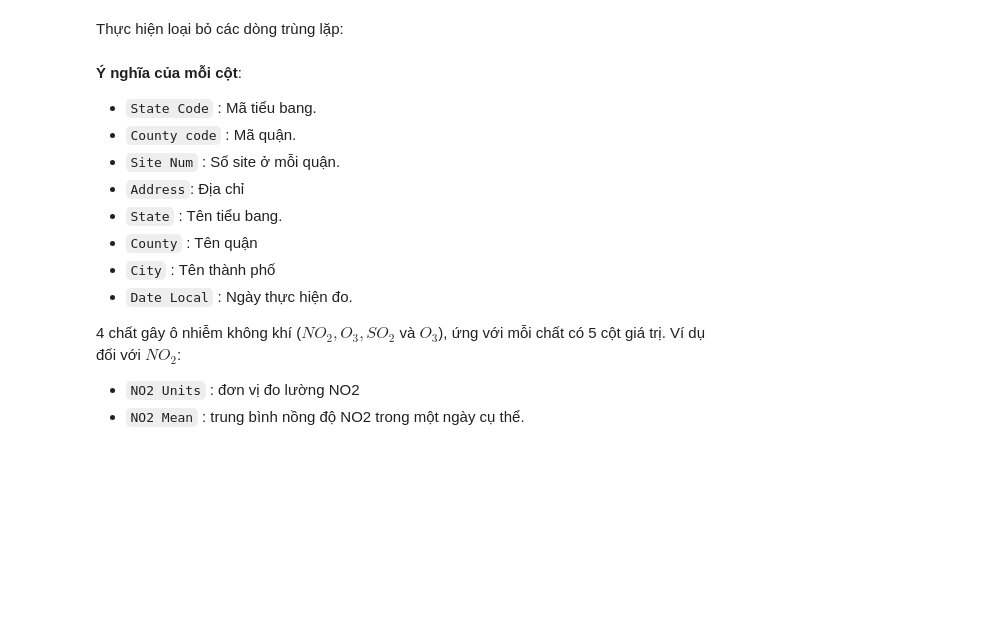
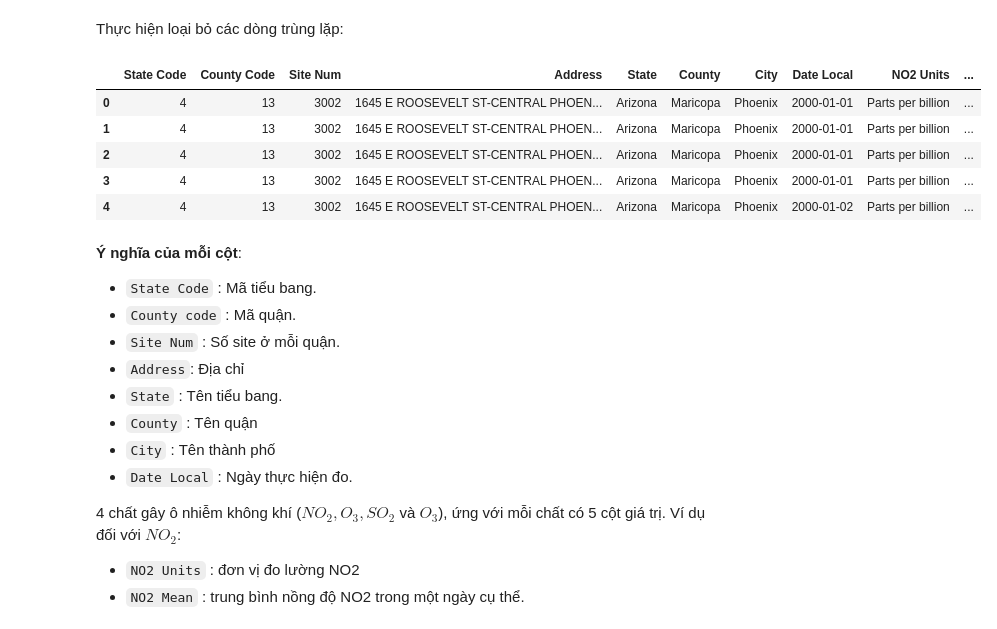
Before and after one commit to tungbtt/Lab02_DV, a Jupyter notebook: lab02.ipynb, the cells around one changed output. Saved outputs shown, nothing was run; the diff lists cells and outputs as text; code cells hidden in the pictures; blank space fills up the shorter version.

```diff
--- a/lab02.ipynb
+++ b/lab02.ipynb
@@ -104,6 +128,15 @@ df.duplicated().sum()
 Thực hiện loại bỏ các dòng trùng lặp:
 # %%
 df=df.drop_duplicates()
+# %%
+df.head()
+# %% [output]
+|  | State Code | County Code | Site Num | Address | State | County | City | Date Local | NO2 Units | ... |
+| 0 | 4 | 13 | 3002 | 1645 E ROOSEVELT ST-CENTRAL PHOEN... | Arizona | Maricopa | Phoenix | 2000-01-01 | Parts per billion | ... |
+| 1 | 4 | 13 | 3002 | 1645 E ROOSEVELT ST-CENTRAL PHOEN... | Arizona | Maricopa | Phoenix | 2000-01-01 | Parts per billion | ... |
+| 2 | 4 | 13 | 3002 | 1645 E ROOSEVELT ST-CENTRAL PHOEN... | Arizona | Maricopa | Phoenix | 2000-01-01 | Parts per billion | ... |
+| 3 | 4 | 13 | 3002 | 1645 E ROOSEVELT ST-CENTRAL PHOEN... | Arizona | Maricopa | Phoenix | 2000-01-01 | Parts per billion | ... |
+| 4 | 4 | 13 | 3002 | 1645 E ROOSEVELT ST-CENTRAL PHOEN... | Arizona | Maricopa | Phoenix | 2000-01-02 | Parts per billion | ... |
 # %% [markdown]
 **Ý nghĩa của mỗi cột**:
 
```
Also changed, not shown: parts of 110 cells of this notebook.
